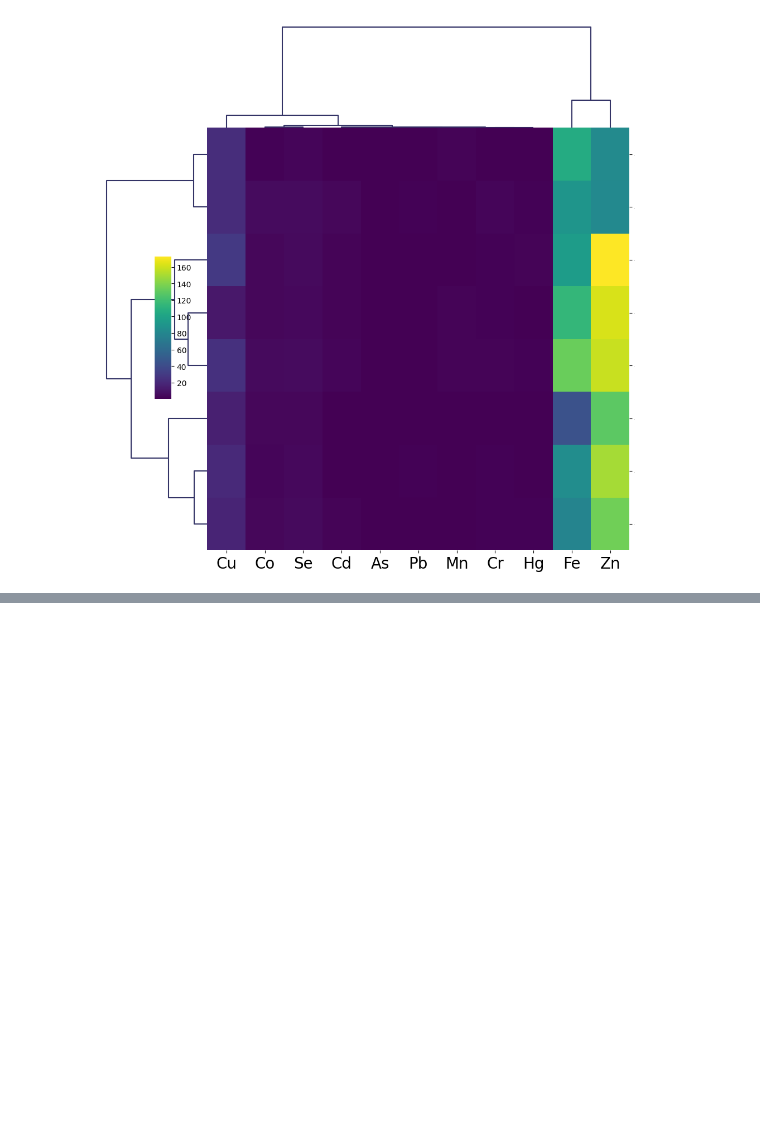
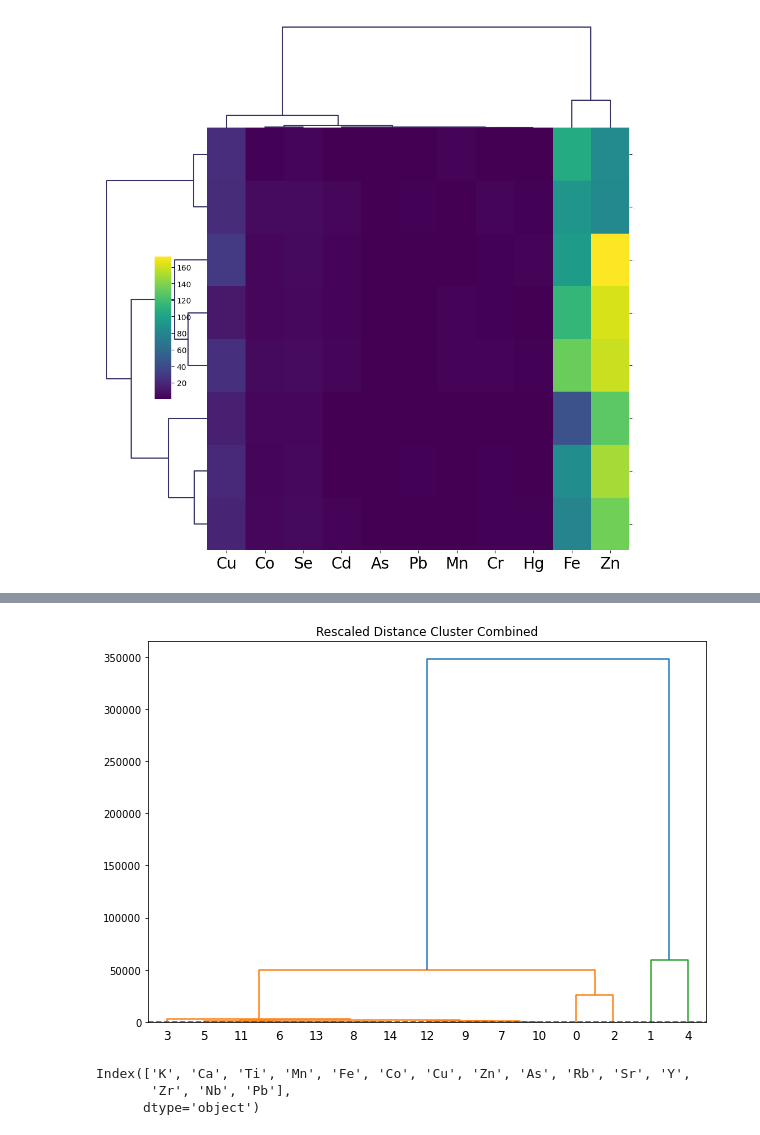
Before and after one commit to rakibhhridoy/Research, a Jupyter notebook: DhaleshwariFish/Python/ClusterAnalysis.ipynb, the cells around one changed output, grey strips where cells are left out. Saved outputs shown, nothing was run; the diff lists cells and outputs as text; code cells hidden in the pictures; blank space fills up the shorter version.

Commit message:
clustering ++

```diff
--- a/DhaleshwariFish/Python/ClusterAnalysis.ipynb
+++ b/DhaleshwariFish/Python/ClusterAnalysis.ipynb
@@ -344,0 +393,16 @@ plt.show()
+# %%
+import scipy.cluster.hierarchy as shc
+plt.figure(figsize=(10, 7))
+plt.title("Rescaled Distance Cluster Combined")
+
+dend = shc.dendrogram(shc.linkage(df.T, method='ward'))
+plt.axhline(y=.38, color='r', linestyle='--')
+plt.show()
+# %% [output]
+[figure, added]
+# %%
+df.columns
+# %% [output]
+Index(['K', 'Ca', 'Ti', 'Mn', 'Fe', 'Co', 'Cu', 'Zn', 'As', 'Rb', 'Sr', 'Y',
+       'Zr', 'Nb', 'Pb'],
+      dtype='object')
```
Also changed, not shown: parts of 8 cells of this notebook.
